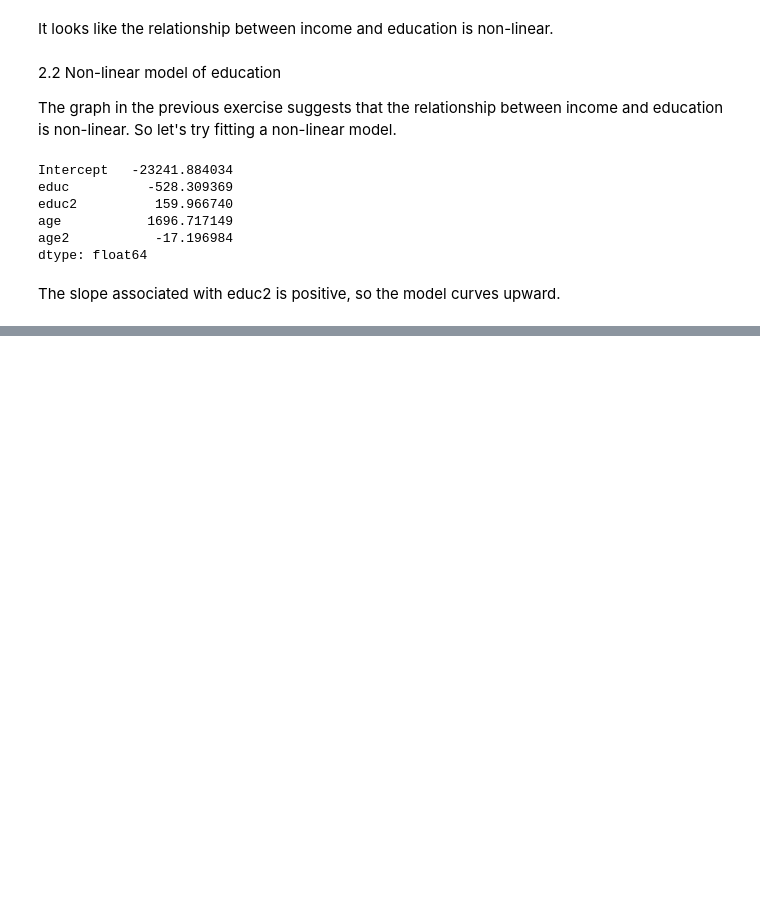
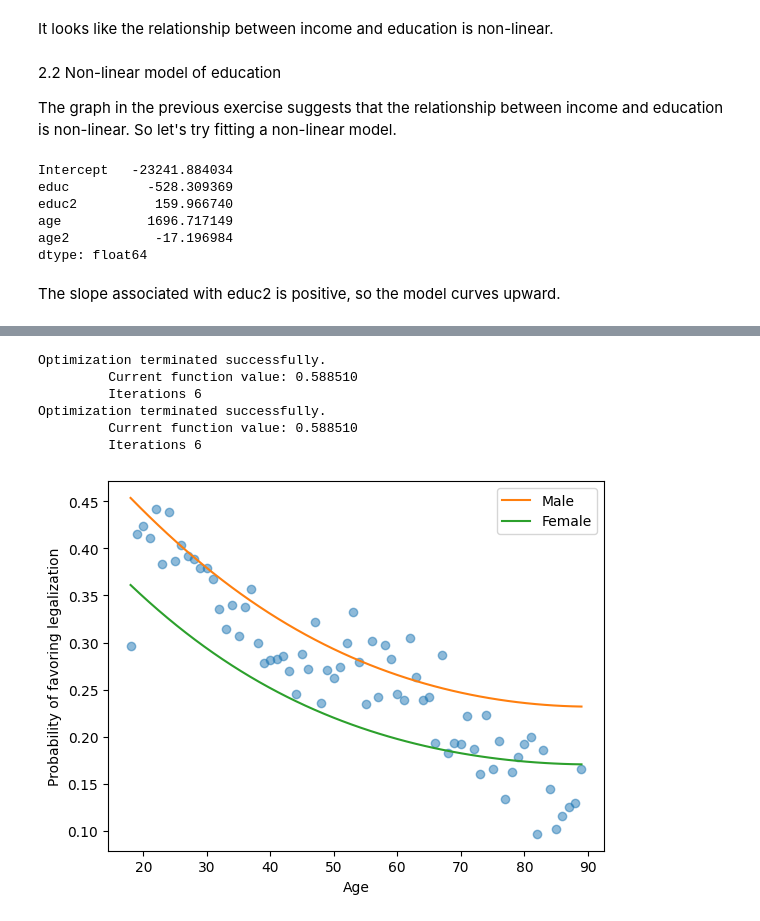
Before and after one commit to yazanhannun/Exploratory-Data-Analysis-in-Python, a Jupyter notebook: 4_Multivariate_Thinking.ipynb, the cells around one changed output, grey strips where cells are left out. Cells and saved outputs as stored; diff of their text form; code cells hidden in the pictures; blank space fills up the shorter version.

```diff
--- a/4_Multivariate_Thinking.ipynb
+++ b/4_Multivariate_Thinking.ipynb
@@ -102,0 +194,74 @@ The slope associated with educ2 is positive, so the model curves upward.
+# %%
+# Fill in the parameters of smf.logit() to predict grass using the variables age, age2, educ, and educ2, along
+# with sex as a categorical variable.
+
+# Recode grass
+gss['grass'].replace(2, 0, inplace=True)
+
+# Run logistic regression
+results = smf.logit('grass ~ age + age2 + educ + educ2 + C(sex)', data=gss).fit()
+results.params
+
+# Add a column called educ and set it to 12 years; then compute a second column, educ2, which is the square of educ.
+
+# Make a DataFrame with a range of ages
+df = pd.DataFrame()
+df['age'] = np.linspace(18, 89)
+df['age2'] = df['age']**2
+
+# Set the education level to 12
+df['educ'] = 12
+df['educ2'] = df['educ']**2
+
+# Generate separate predictions for men and women.
+df['sex'] = 1
+pred1 = results.predict(df)
+
+df['sex'] = 2
+pred2 = results.predict(df)
+
+# compute the mean of 'grass' for each age group, and then plot pred2 versus df['age'] with the label 'Female'.
+
+# Recode grass
+gss['grass'].replace(2, 0, inplace=True)
+
+# Run logistic regression
+results = smf.logit('grass ~ age + age2 + educ + educ2 + C(sex)', data=gss).fit()
+results.params
+
+# Make a DataFrame with a range of ages
+df = pd.DataFrame()
+df['age'] = np.linspace(18, 89)
+df['age2'] = df['age']**2
+
+# Set the education level to 12
+df['educ'] = 12
+df['educ2'] = df['educ']**2
+
+# Generate predictions for men and women
+df['sex'] = 1
+pred1 = results.predict(df)
+
+df['sex'] = 2
+pred2 = results.predict(df)
+
+plt.clf()
+grouped = gss.groupby('age')
+favor_by_age = grouped['grass'].mean()
+plt.plot(favor_by_age, 'o', alpha=0.5)
+
+plt.plot(df['age'], pred1, label='Male')
+plt.plot(df['age'], pred2, label='Female')
+
+plt.xlabel('Age')
+plt.ylabel('Probability of favoring legalization')
+plt.legend()
+plt.show()
+# %% [output]
+Optimization terminated successfully.
+         Current function value: 0.588510
+         Iterations 6
+Optimization terminated successfully.
+         Current function value: 0.588510
+         Iterations 6
+[figure, added]
```
Also changed, not shown: parts of 9 cells of this notebook.
